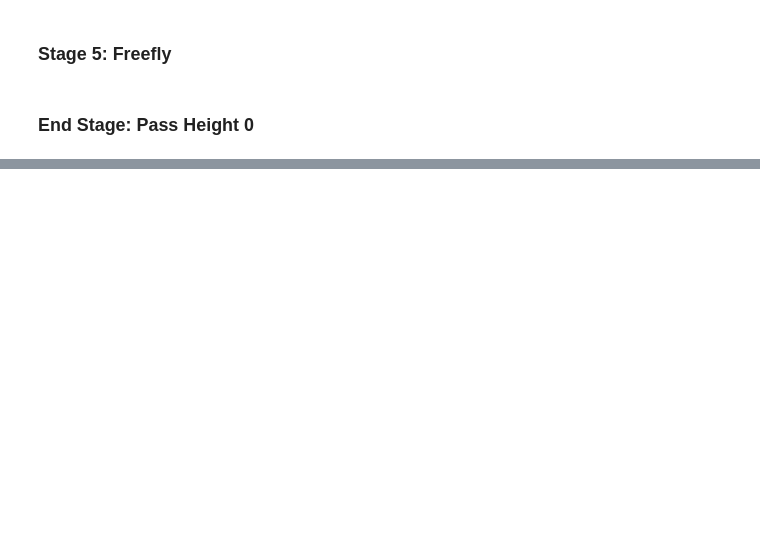
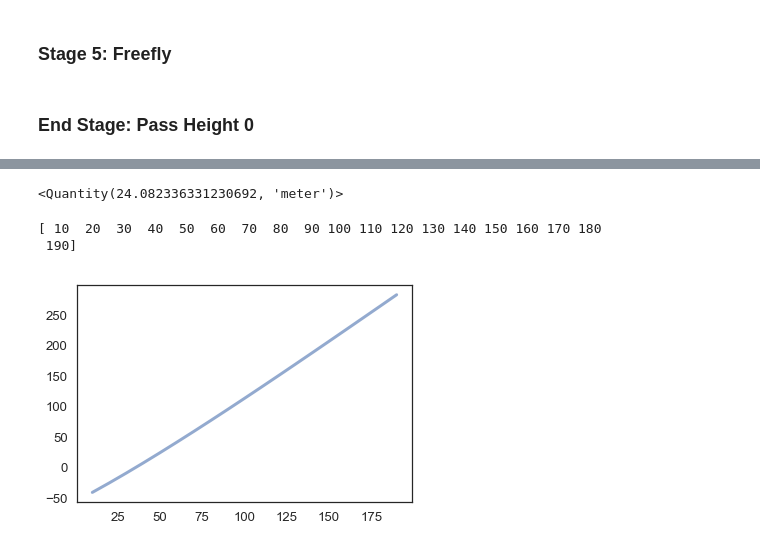
Before and after one commit to nightengail/Modsim-Project-3, a Jupyter notebook: Bungee Jumping Drop_ Modsim Project 3.ipynb, the cells around one changed output, grey strips where cells are left out. Drawn from its saved outputs; the diff is of its cells as text; code cells hidden in the pictures; blank space fills up the shorter version.

Commit message:
extreem bungee jumping
fsolve isn't working??? I hope

```diff
--- a/Bungee Jumping Drop_ Modsim Project 3.ipynb
+++ b/Bungee Jumping Drop_ Modsim Project 3.ipynb
@@ -308,0 +232,17 @@ print(get_last_value(result.h))
+# %%
+params = Params(init_height = 220 * m,
+                g = 9.8 * m/s**2,
+                mass_human = 62 * kg,
+#                 mass_object = 10 * kg,
+                mass_object = 0 * kg,
+                diameter = 0.8128 * m, # diameter of a spherical human
+                rho = 1.2 * kg/m**3,   # rho of air for drag calculations
+                k = 40 * N/m,      # k value for an average bungee cord
+                bungee_rest_length = 100 * m, # bungee cord less than half of init_height FOR NOW
+                t_0 = 0 *s,
+                t_end = 2000 * s,
+                dt = 0.1*s,
+#                dt = .01*s, # will use for final essay
+               C_d = 0.47,
+               mass_bungee = 75 * kg,
+               p=False)
@@ -308,0 +265,33 @@ print(get_last_value(result.h))
+# %%
+def bungee_drop(mass, params):
+
+    params = Params(params, mass_object = mass)
+    system = make_system(params)
+
+    free_fall_system, free_fall_results= free_fall(system)
+    stretch_system, stretch_results = stretch(free_fall_system)
+    return_system, return_results = bungee_return(stretch_system)
+    free_fly_system, free_fly_results= free_fly(return_system)
+
+    return get_last_value(free_fly_results.h) * m - params.init_height
+# %%
+bungee_drop(50*kg, params)
+# %% [output]
+<Quantity(24.082336331230692, 'meter')>
+# %%
+def sweep_mass(params):
+    mass_series = TimeSeries()
+    mass_array = linrange(10,200,10)
+    print(mass_array)
+
+    for mass in mass_array:
+        m = mass * kg
+        results = bungee_drop(m,params)
+        mass_series[mass] = results
+    plot(mass_series)
+# %%
+sweep_mass(params)
+# %% [output]
+[ 10  20  30  40  50  60  70  80  90 100 110 120 130 140 150 160 170 180
+ 190]
+[figure, added]
```
Also changed, not shown: parts of 17 cells of this notebook.
